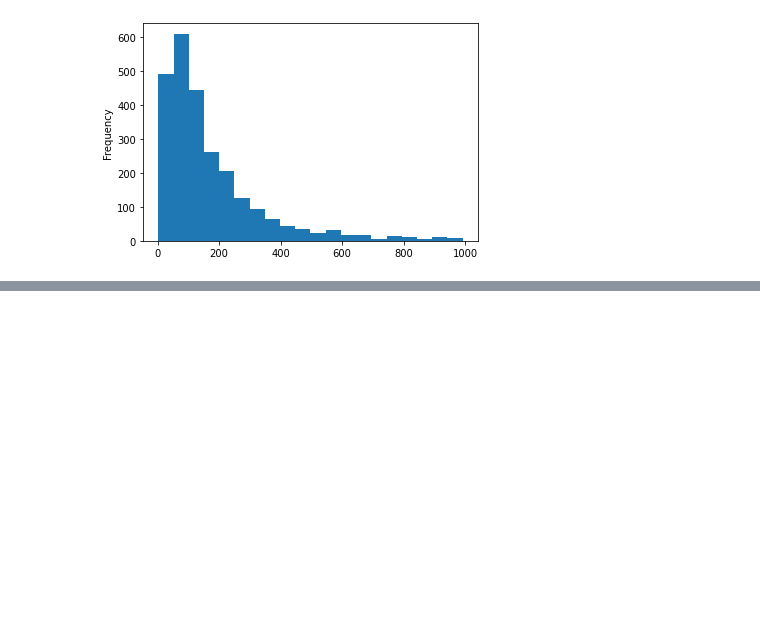
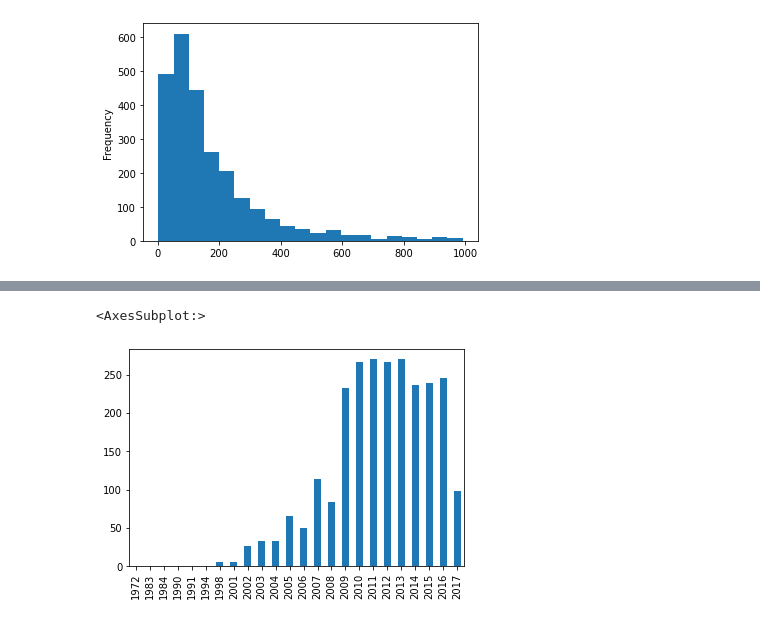
Before and after one commit to benkaan001/pandas_and_beyond, a Jupyter notebook: analyze_data/05_ted_talks.ipynb, the cells around one changed output, grey strips where cells are left out. Saved outputs shown, nothing was run; the diff lists cells and outputs as text; code cells hidden in the pictures; blank space fills up the shorter version.

```diff
--- a/analyze_data/05_ted_talks.ipynb
+++ b/analyze_data/05_ted_talks.ipynb
@@ -225,0 +330,8 @@ df.query('comments < 1000').comments.plot(kind='hist',
+# %%
+df.film_datetime.dt.year\
+    .value_counts()\
+    .sort_index()\
+    .plot(kind='bar')
+# %% [output]
+<AxesSubplot:>
+[figure, added]
```
Also changed, not shown: parts of 30 cells of this notebook.
